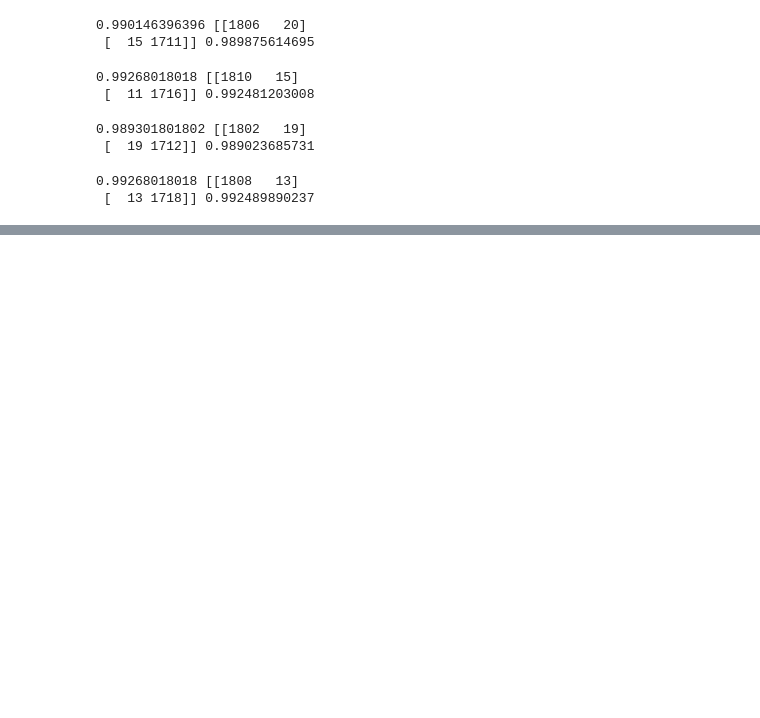
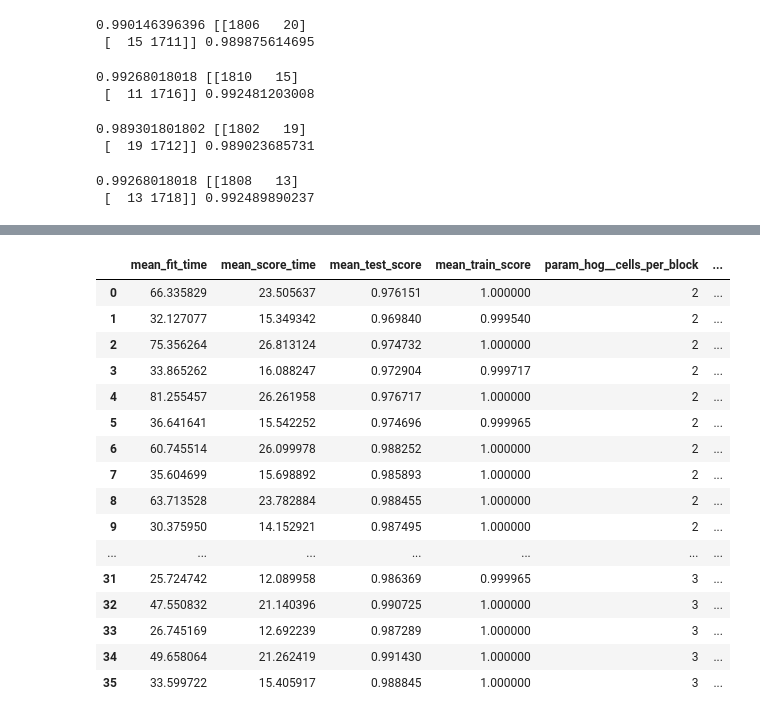
Before and after one commit to suryasumukh/CarND-Vehicle-Detection, a Jupyter notebook: notebooks/classifier.ipynb, the cells around one changed output, grey strips where cells are left out. Saved outputs shown, nothing was run; the diff lists cells and outputs as text; code cells hidden in the pictures; blank space fills up the shorter version.

```diff
--- a/notebooks/classifier.ipynb
+++ b/notebooks/classifier.ipynb
@@ -243,3 +242,6 @@ classifiers = {
 
 with open('classifier.p', 'wb') as _file:
     pickle.dump(classifiers, _file)
+# %%
+with open('grid_cv_hist.p', 'rb') as _file:
+    grid = pickle.load(_file)
@@ -245,0 +297,22 @@ with open('classifier.p', 'wb') as _file:
+# %%
+grid_hist_pd = pd.DataFrame(grid.cv_results_)
+# %%
+grid_hist_pd
+# %% [output]
+|  | mean_fit_time | mean_score_time | mean_test_score | mean_train_score | param_hog__cells_per_block | ... |
+| 0 | 66.335829 | 23.505637 | 0.976151 | 1.000000 | 2 | ... |
+| 1 | 32.127077 | 15.349342 | 0.969840 | 0.999540 | 2 | ... |
+| 2 | 75.356264 | 26.813124 | 0.974732 | 1.000000 | 2 | ... |
+| 3 | 33.865262 | 16.088247 | 0.972904 | 0.999717 | 2 | ... |
+| 4 | 81.255457 | 26.261958 | 0.976717 | 1.000000 | 2 | ... |
+| 5 | 36.641641 | 15.542252 | 0.974696 | 0.999965 | 2 | ... |
+| 6 | 60.745514 | 26.099978 | 0.988252 | 1.000000 | 2 | ... |
+| 7 | 35.604699 | 15.698892 | 0.985893 | 1.000000 | 2 | ... |
+| 8 | 63.713528 | 23.782884 | 0.988455 | 1.000000 | 2 | ... |
+| 9 | 30.375950 | 14.152921 | 0.987495 | 1.000000 | 2 | ... |
+| ... | ... | ... | ... | ... | ... | ... |
+| 31 | 25.724742 | 12.089958 | 0.986369 | 0.999965 | 3 | ... |
+| 32 | 47.550832 | 21.140396 | 0.990725 | 1.000000 | 3 | ... |
+| 33 | 26.745169 | 12.692239 | 0.987289 | 1.000000 | 3 | ... |
+| 34 | 49.658064 | 21.262419 | 0.991430 | 1.000000 | 3 | ... |
+| 35 | 33.599722 | 15.405917 | 0.988845 | 1.000000 | 3 | ... |
```
Also changed, not shown: parts of 16 cells of this notebook, 4 other files.
